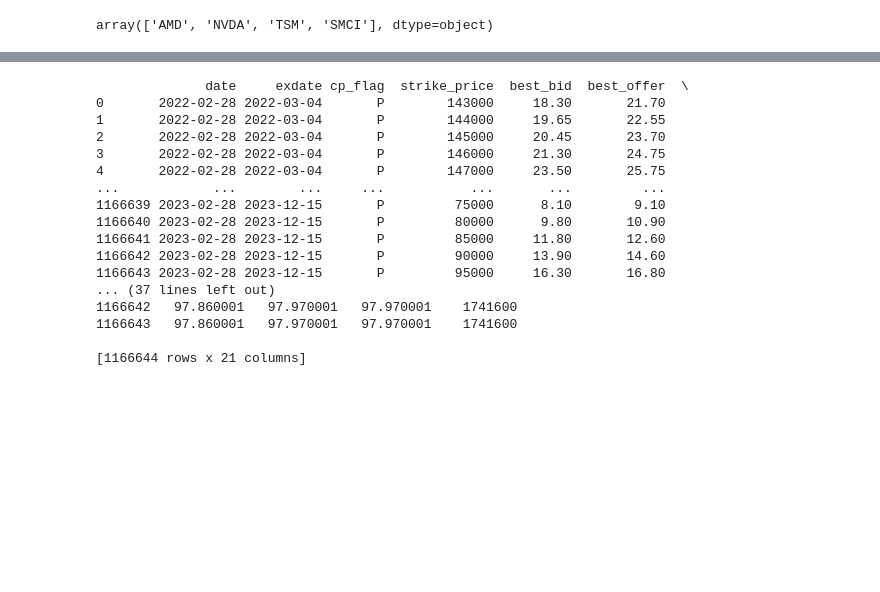
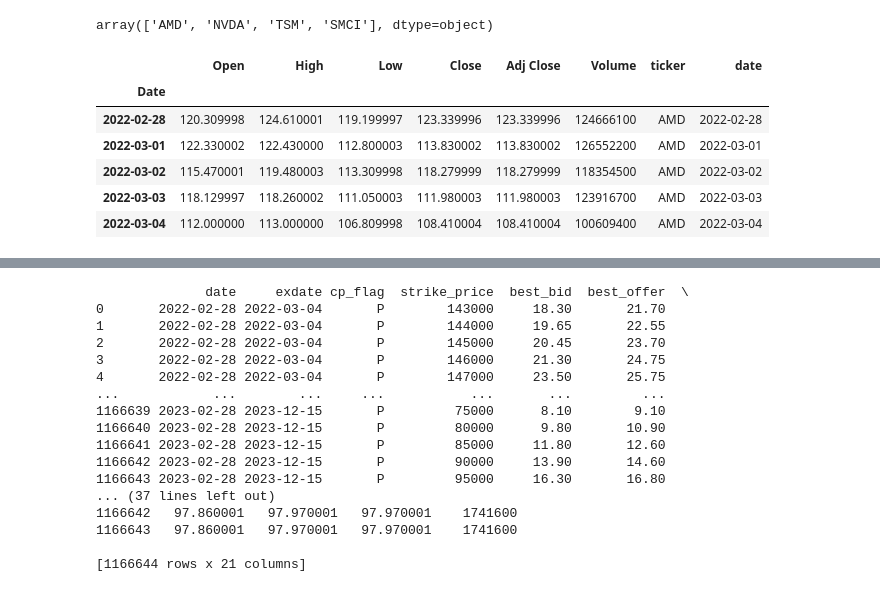
Before and after one commit to Veritec2/spring-2024-stock-option-analysis, a Jupyter notebook: notebooks/1.spring_2024_stock_option_analysis.ipynb, the cells around one changed output, grey strips where cells are left out. Cells and saved outputs as stored; diff of their text form; code cells hidden in the pictures; blank space fills up the shorter version.

```diff
--- a/notebooks/1.spring_2024_stock_option_analysis.ipynb
+++ b/notebooks/1.spring_2024_stock_option_analysis.ipynb
@@ -184,32 +175,20 @@ Data columns (total 32 columns):
  31  exercise_style    1386118 non-null  object
 dtypes: float64(8), int64(13), object(11)
 memory usage: 338.4+ MB
-# %%
-
-# Drop some more categorical columns that are not necessary
-columns_to_drop =['secid', 'symbol', 'symbol_flag', 'last_date', 'optionid',
-                  'cfadj', 'am_settlement', 'ss_flag', 'expiry_indicator',
-                  'exchange_d', 'issue_type', 'industry_group', 'issuer',
-                  'cusip', 'sic', 'index_flag', 'exercise_style']
-options_data = options_data.drop(columns=columns_to_drop)
-
-# Here are the remaining columns
-
-#  0   date             1386118 non-null  object
-#  1   exdate           1386118 non-null  object
-#  2   cp_flag          1386118 non-null  object
-#  3   strike_price     1386118 non-null  int64
-#  4   best_bid         1386118 non-null  float64
-#  5   best_offer       1386118 non-null  float64
-#  6   volume           1386118 non-null  int64
-#  7   open_interest    1386118 non-null  int64
-#  8   impl_volatility  1166644 non-null  float64
-#  9   delta            1166644 non-null  float64
-#  10  gamma            1166644 non-null  float64
-#  11  vega             1166644 non-null  float64
-#  12  theta            1166644 non-null  float64
-#  13  contract_size    1386118 non-null  int64
-#  14  ticker           1386118 non-null  object
+# %%
+# Drop some more categorical columns that are not necessary
+# columns_to_drop =['secid', 'symbol', 'symbol_flag', 'last_date', 'optionid',
+#                   'cfadj', 'am_settlement', 'ss_flag', 'expiry_indicator',
+#                   'exchange_d', 'issue_type', 'industry_group', 'issuer',
+#                   'cusip', 'sic', 'index_flag', 'exercise_style']
+# options_data = options_data.drop(columns=columns_to_drop)
+
+columns_to_keep = ['date', 'exdate', 'cp_flag', 'strike_price',
+                   'best_bid', 'best_offer', 'volume', 'open_interest',
+                   'impl_volatility', 'delta', 'gamma', 'vega', 'theta',
+                   'contract_size', 'ticker']
+options_data = options_data[columns_to_keep]
+# Here are the remaining columns
 # %%
 options_data.info()
 # %% [output]
@@ -489,3 +492,13 @@ merged_stock_data.head()
 merged_stock_data['ticker'].unique()
 # %% [output]
 array(['AMD', 'NVDA', 'TSM', 'SMCI'], dtype=object)
+# %%
+merged_stock_data.head()
+# %% [output]
+|  | Open | High | Low | Close | Adj Close | Volume | ticker | date |
+| Date |  |  |  |  |  |  |  |  |
+| 2022-02-28 | 120.309998 | 124.610001 | 119.199997 | 123.339996 | 123.339996 | 124666100 | AMD | 2022-02-28 |
+| 2022-03-01 | 122.330002 | 122.430000 | 112.800003 | 113.830002 | 113.830002 | 126552200 | AMD | 2022-03-01 |
+| 2022-03-02 | 115.470001 | 119.480003 | 113.309998 | 118.279999 | 118.279999 | 118354500 | AMD | 2022-03-02 |
+| 2022-03-03 | 118.129997 | 118.260002 | 111.050003 | 111.980003 | 111.980003 | 123916700 | AMD | 2022-03-03 |
+| 2022-03-04 | 112.000000 | 113.000000 | 106.809998 | 108.410004 | 108.410004 | 100609400 | AMD | 2022-03-04 |
```
Also changed, not shown: parts of 55 cells of this notebook.
